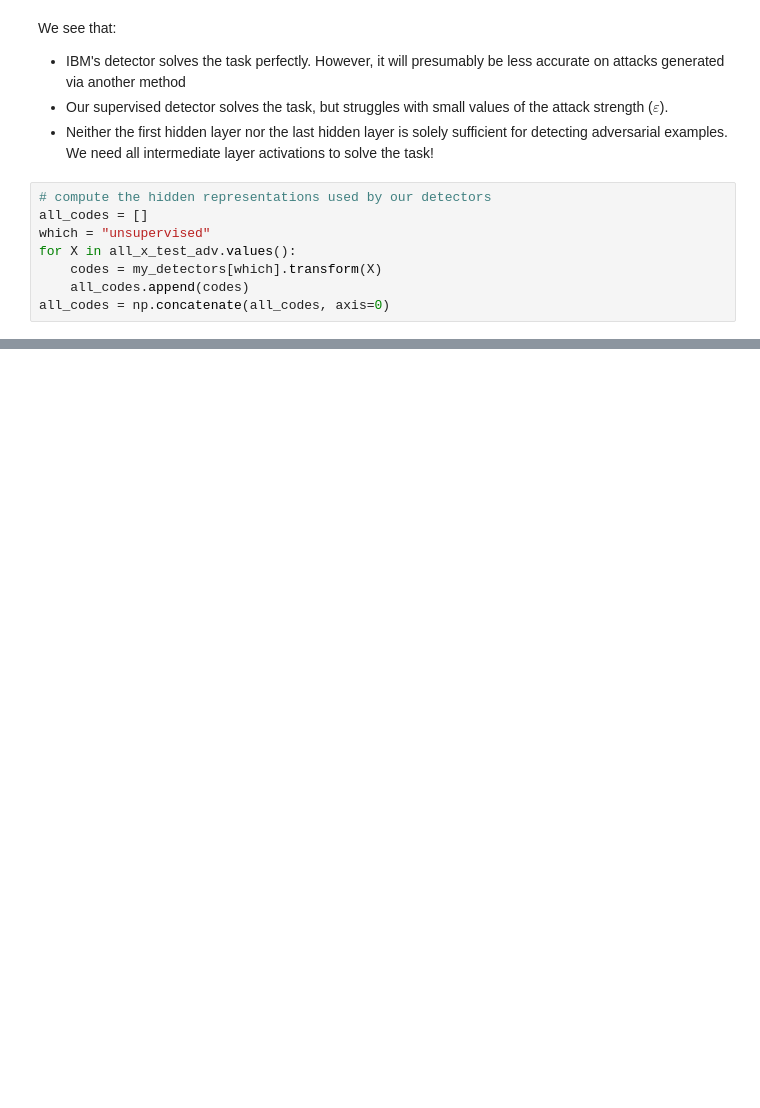
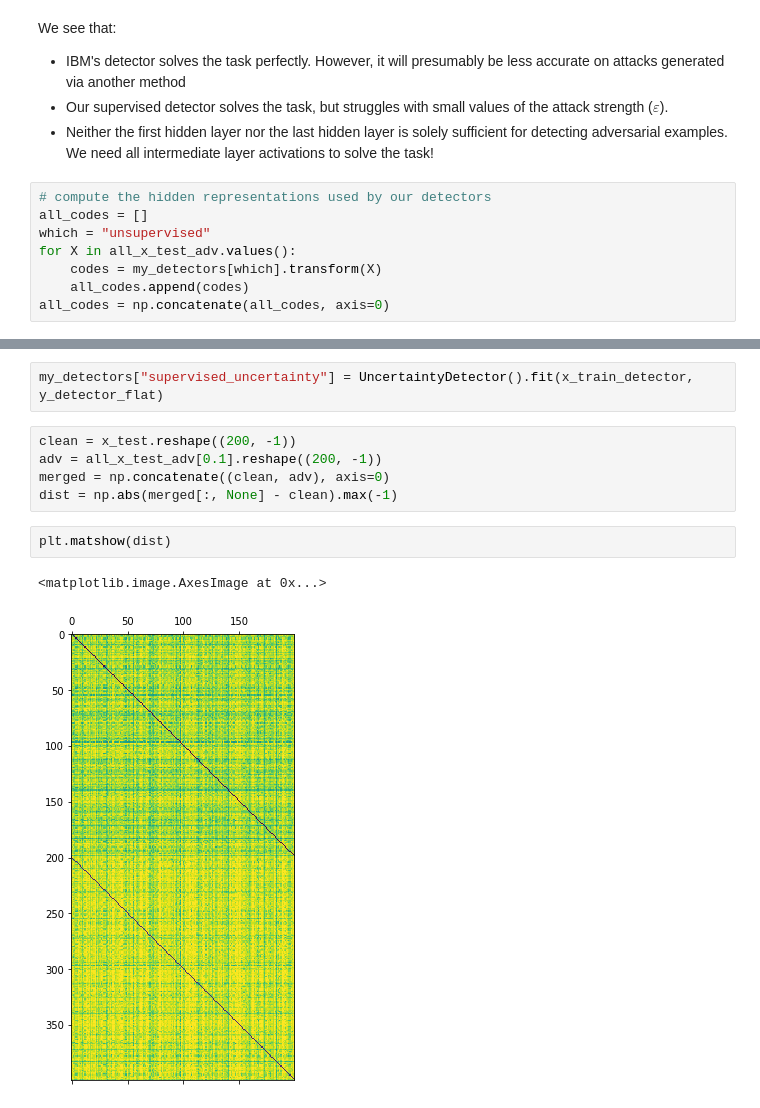
Before and after one commit to dohmatob/adversarial-robustness-toolbox, a Jupyter notebook: notebooks/detection_adversarial_samples_cifar10.ipynb, the cells around one changed output, grey strips where cells are left out. Drawn from its saved outputs; the diff is of its cells as text; blank space fills up the shorter version.

```diff
--- a/notebooks/detection_adversarial_samples_cifar10.ipynb
+++ b/notebooks/detection_adversarial_samples_cifar10.ipynb
@@ -471,0 +545,12 @@ plt.tight_layout()
+# %%
+my_detectors["supervised_uncertainty"] = UncertaintyDetector().fit(x_train_detector, y_detector_flat)
+# %%
+clean = x_test.reshape((200, -1))
+adv = all_x_test_adv[0.1].reshape((200, -1))
+merged = np.concatenate((clean, adv), axis=0)
+dist = np.abs(merged[:, None] - clean).max(-1)
+# %%
+plt.matshow(dist)
+# %% [output]
+<matplotlib.image.AxesImage at 0x...>
+[figure, added]
```
Also changed, not shown: parts of 17 cells of this notebook.
